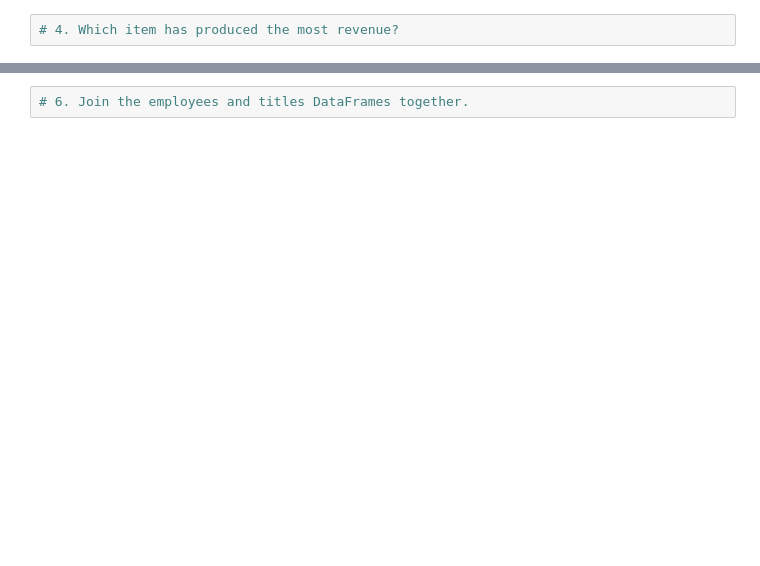
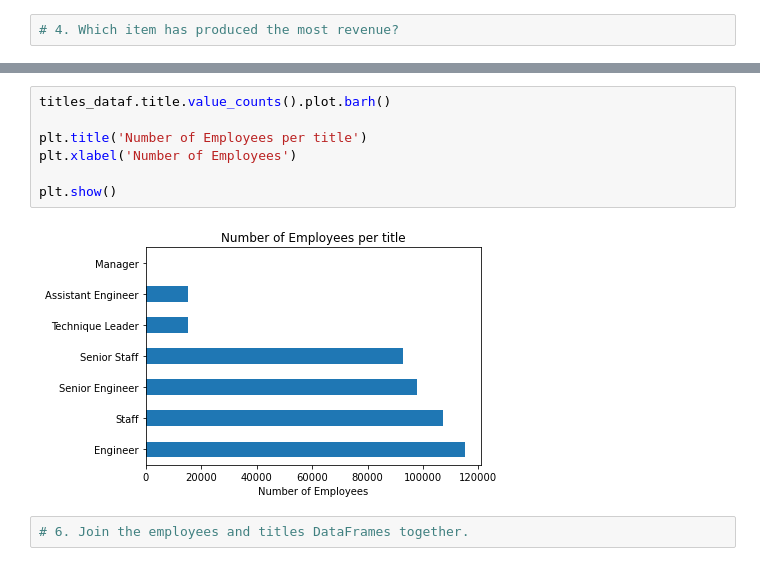
Before and after one commit to lupeluna/numpy-pandas-visualization-exercises, a Jupyter notebook: advanced_dataframes.ipynb, the cells around one changed output, grey strips where cells are left out. Drawn from its saved outputs; the diff is of its cells as text; blank space fills up the shorter version.

```diff
--- a/advanced_dataframes.ipynb
+++ b/advanced_dataframes.ipynb
@@ -231,2 +557,11 @@ roles
+# %%
+titles_dataf.title.value_counts().plot.barh()
+
+plt.title('Number of Employees per title')
+plt.xlabel('Number of Employees')
+
+plt.show()
+# %% [output]
+[figure, added]
 # %%
 # 6. Join the employees and titles DataFrames together.
```
Also changed, not shown: parts of 45 cells of this notebook.
